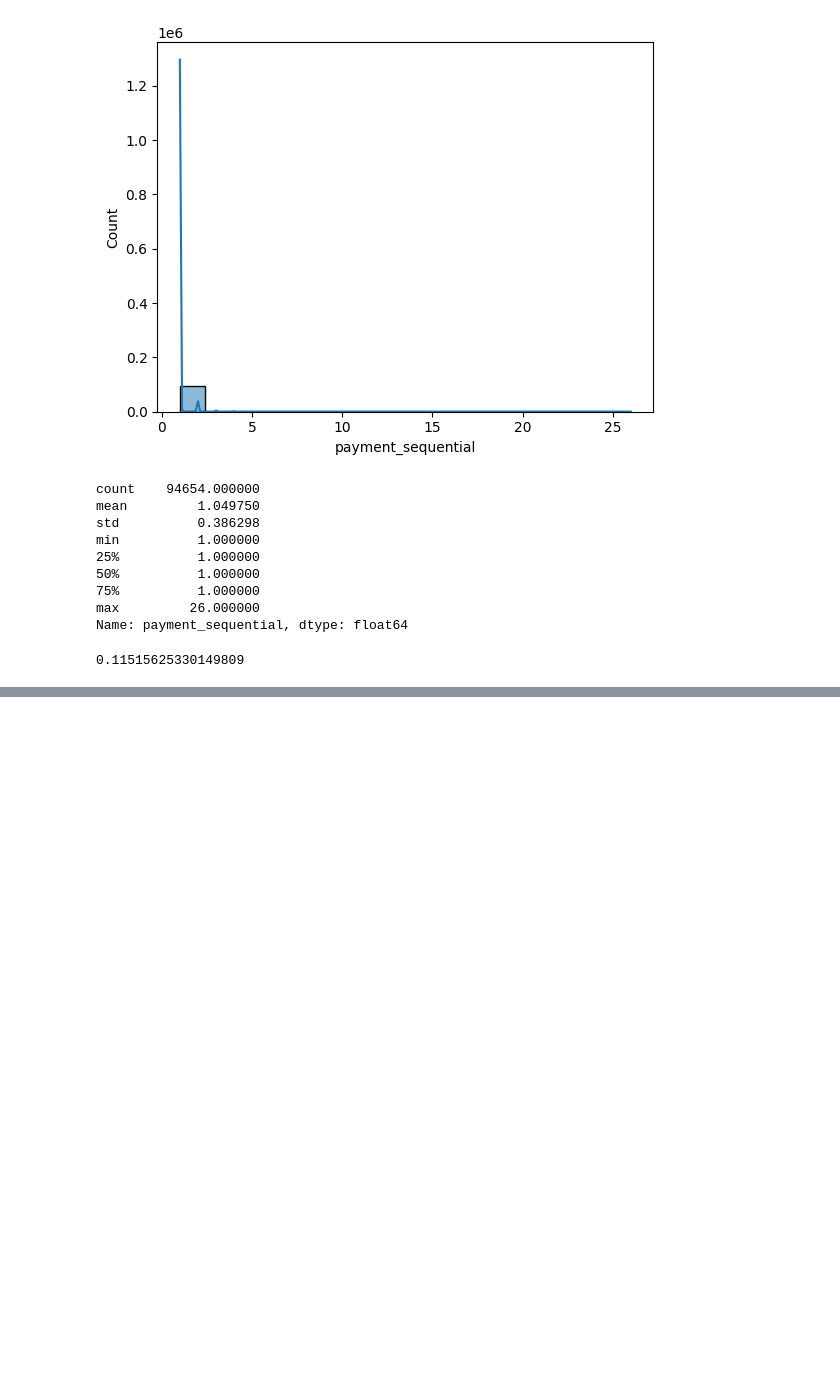
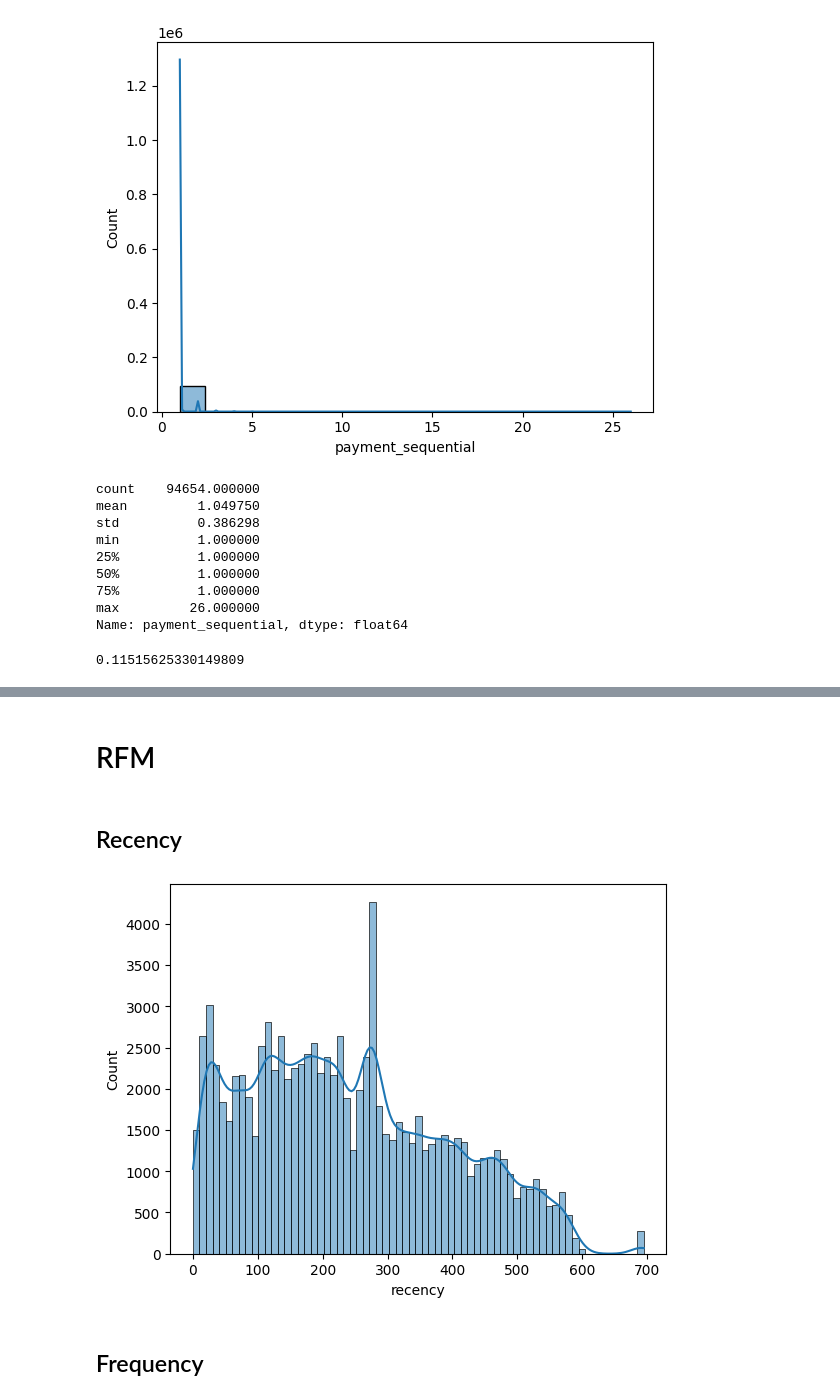
Before and after one commit to Cyr-dcx/Olist_clustering, a Jupyter notebook: notebooks/exploration.ipynb, the cells around one changed output, grey strips where cells are left out. Saved outputs shown, nothing was run; the diff lists cells and outputs as text; code cells hidden in the pictures; blank space fills up the shorter version.

```diff
--- a/notebooks/exploration.ipynb
+++ b/notebooks/exploration.ipynb
@@ -277,0 +298,4 @@ sns.histplot(data=orders_sequencement, x="payment_sequential", kde=True);
+# %%
+customers_orders = customers.merge(orders, on="customer_id", how="left")
+# %%
+customers_orders = customers_orders[~(customers_orders["order_id"].isna())]
@@ -277,0 +311,18 @@ sns.histplot(data=orders_sequencement, x="payment_sequential", kde=True);
+# %% [markdown]
+# RFM
+# %% [markdown]
+## Recency
+# %%
+first_order = customers_orders.groupby(["customer_unique_id"])["order_purchase_timestamp"].min().reset_index()
+first_order.rename(columns={"order_purchase_timestamp": "first_order"}, inplace=True)
+
+customers_orders = customers_orders.merge(first_order, on="customer_unique_id", how="left")
+# %%
+last_date_db = customers_orders["order_purchase_timestamp"].max()
+customers_orders["recency"] = (last_date_db - customers_orders["first_order"]).dt.days
+# %%
+sns.histplot(data=customers_orders, x="recency", kde=True);
+# %% [output]
+[figure, added]
+# %% [markdown]
+## Frequency
```
Also changed, not shown: parts of 27 cells of this notebook.
